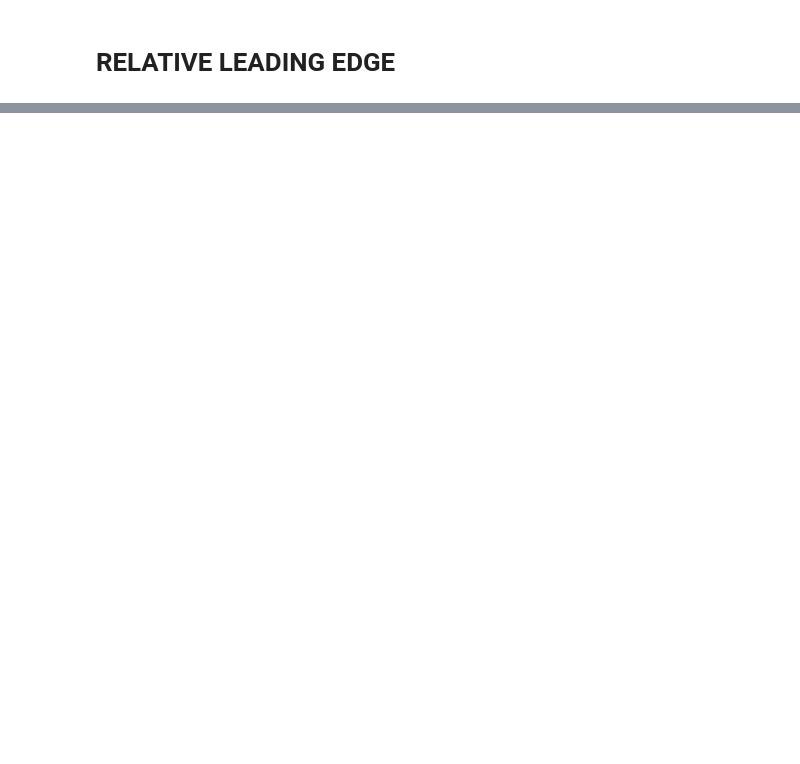
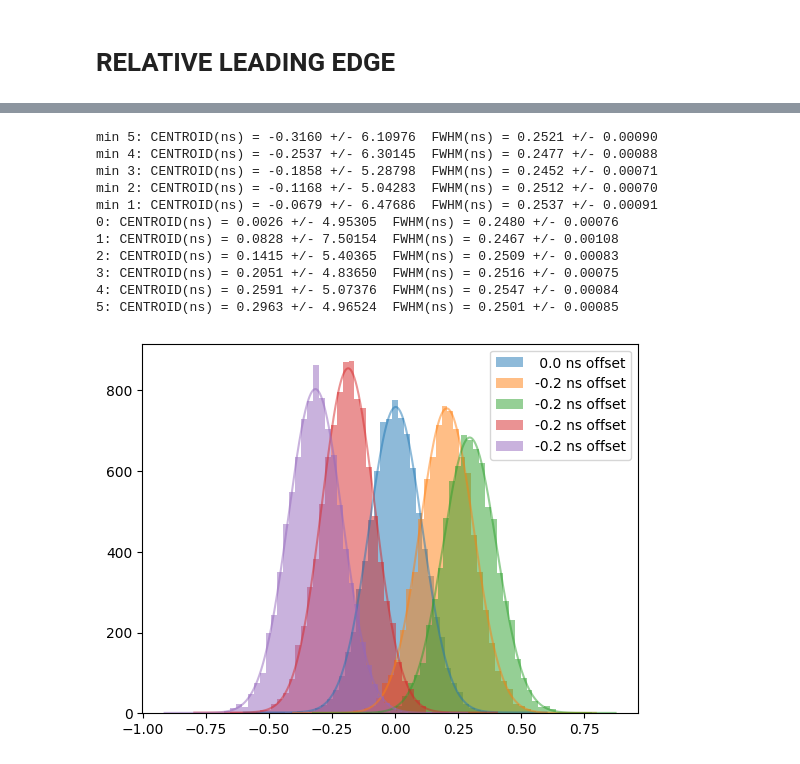
Before and after one commit to wjosefw/MLTiming, a Jupyter notebook: Traditional_methods.ipynb, the cells around one changed output, grey strips where cells are left out. Cells and saved outputs as stored; diff of their text form; code cells hidden in the pictures; blank space fills up the shorter version.

```diff
--- a/Traditional_methods.ipynb
+++ b/Traditional_methods.ipynb
@@ -474,0 +426,60 @@ Std centroid 20:  6.237802158532385
+# %%
+TOF_RLED_0 = timestamps_RLED_dec0_DATA0 - timestamps_RLED_dec1_DATA0
+TOF_RLED_1 = timestamps_RLED_dec0_DATA1 - timestamps_RLED_dec1_DATA1
+TOF_RLED_2 = timestamps_RLED_dec0_DATA2 - timestamps_RLED_dec1_DATA2
+TOF_RLED_3 = timestamps_RLED_dec0_DATA3 - timestamps_RLED_dec1_DATA3
+TOF_RLED_4 = timestamps_RLED_dec0_DATA4 - timestamps_RLED_dec1_DATA4
+TOF_RLED_5 = timestamps_RLED_dec0_DATA5 - timestamps_RLED_dec1_DATA5
+
+TOF_RLED_min_1 = timestamps_RLED_dec0_DATA_min_1 - timestamps_RLED_dec1_DATA_min_1
+TOF_RLED_min_2 = timestamps_RLED_dec0_DATA_min_2 - timestamps_RLED_dec1_DATA_min_2
+TOF_RLED_min_3 = timestamps_RLED_dec0_DATA_min_3 - timestamps_RLED_dec1_DATA_min_3
+TOF_RLED_min_4 = timestamps_RLED_dec0_DATA_min_4 - timestamps_RLED_dec1_DATA_min_4
+TOF_RLED_min_5 = timestamps_RLED_dec0_DATA_min_5 - timestamps_RLED_dec1_DATA_min_5
+# %%
+centroid_V00 = calculate_gaussian_center(TOF_CFD_0[None,:], nbins = nbins, limit = 3)
+
+# Histogram and gaussian fit (Not all positions plotted)
+plot_gaussian(TOF_RLED_0, centroid_V00, range = 0.6, label = ' 0.0 ns offset', nbins = nbins)
+plot_gaussian(TOF_RLED_3, centroid_V00, range = 0.6, label = '-0.2 ns offset', nbins = nbins)
+plot_gaussian(TOF_RLED_5, centroid_V00, range = 0.6, label = '-0.2 ns offset', nbins = nbins)
+plot_gaussian(TOF_RLED_min_3, centroid_V00, range = 0.6, label = '-0.2 ns offset', nbins = nbins)
+plot_gaussian(TOF_RLED_min_5, centroid_V00, range = 0.6, label = '-0.2 ns offset', nbins = nbins)
+
+params_0, errors_0 = get_gaussian_params(TOF_RLED_0, centroid_V00, range = 0.6, nbins = nbins)
+params_1, errors_1 = get_gaussian_params(TOF_RLED_1, centroid_V00, range = 0.6, nbins = nbins)
+params_2, errors_2 = get_gaussian_params(TOF_RLED_2, centroid_V00, range = 0.6, nbins = nbins)
+params_3, errors_3 = get_gaussian_params(TOF_RLED_3, centroid_V00, range = 0.6, nbins = nbins)
+params_4, errors_4 = get_gaussian_params(TOF_RLED_4, centroid_V00, range = 0.6, nbins = nbins)
+params_5, errors_5 = get_gaussian_params(TOF_RLED_5, centroid_V00, range = 0.6, nbins = nbins)
+
+params_min_1, errors_min_1 = get_gaussian_params(TOF_RLED_min_1, centroid_V00, range = 0.6, nbins = nbins)
+params_min_2, errors_min_2 = get_gaussian_params(TOF_RLED_min_2, centroid_V00, range = 0.6, nbins = nbins)
+params_min_3, errors_min_3 = get_gaussian_params(TOF_RLED_min_3, centroid_V00, range = 0.6, nbins = nbins)
+params_min_4, errors_min_4 = get_gaussian_params(TOF_RLED_min_4, centroid_V00, range = 0.6, nbins = nbins)
+params_min_5, errors_min_5 = get_gaussian_params(TOF_RLED_min_5, centroid_V00, range = 0.6, nbins = nbins)
+
+print("min 5: CENTROID(ns) = %.4f +/- %.5f  FWHM(ns) = %.4f +/- %.5f" % (params_min_5[1], errors_min_5[1], params_min_5[2], errors_min_5[2]))
+print("min 4: CENTROID(ns) = %.4f +/- %.5f  FWHM(ns) = %.4f +/- %.5f" % (params_min_4[1], errors_min_4[1], params_min_4[2], errors_min_4[2]))
+print("min 3: CENTROID(ns) = %.4f +/- %.5f  FWHM(ns) = %.4f +/- %.5f" % (params_min_3[1], errors_min_3[1], params_min_3[2], errors_min_3[2]))
+print("min 2: CENTROID(ns) = %.4f +/- %.5f  FWHM(ns) = %.4f +/- %.5f" % (params_min_2[1], errors_min_2[1], params_min_2[2], errors_min_2[2]))
+print("min 1: CENTROID(ns) = %.4f +/- %.5f  FWHM(ns) = %.4f +/- %.5f" % (params_min_1[1], errors_min_1[1], params_min_1[2], errors_min_1[2]))
+print("0: CENTROID(ns) = %.4f +/- %.5f  FWHM(ns) = %.4f +/- %.5f" % (params_0[1], errors_0[1], params_0[2], errors_0[2]))
+print("1: CENTROID(ns) = %.4f +/- %.5f  FWHM(ns) = %.4f +/- %.5f" % (params_1[1], errors_1[1], params_1[2], errors_1[2]))
+print("2: CENTROID(ns) = %.4f +/- %.5f  FWHM(ns) = %.4f +/- %.5f" % (params_2[1], errors_2[1], params_2[2], errors_2[2]))
+print("3: CENTROID(ns) = %.4f +/- %.5f  FWHM(ns) = %.4f +/- %.5f" % (params_3[1], errors_3[1], params_3[2], errors_3[2]))
+print("4: CENTROID(ns) = %.4f +/- %.5f  FWHM(ns) = %.4f +/- %.5f" % (params_4[1], errors_4[1], params_4[2], errors_4[2]))
+print("5: CENTROID(ns) = %.4f +/- %.5f  FWHM(ns) = %.4f +/- %.5f" % (params_5[1], errors_5[1], params_5[2], errors_5[2]))
+# %% [output]
+min 5: CENTROID(ns) = -0.3160 +/- 6.10976  FWHM(ns) = 0.2521 +/- 0.00090
+min 4: CENTROID(ns) = -0.2537 +/- 6.30145  FWHM(ns) = 0.2477 +/- 0.00088
+min 3: CENTROID(ns) = -0.1858 +/- 5.28798  FWHM(ns) = 0.2452 +/- 0.00071
+min 2: CENTROID(ns) = -0.1168 +/- 5.04283  FWHM(ns) = 0.2512 +/- 0.00070
+min 1: CENTROID(ns) = -0.0679 +/- 6.47686  FWHM(ns) = 0.2537 +/- 0.00091
+0: CENTROID(ns) = 0.0026 +/- 4.95305  FWHM(ns) = 0.2480 +/- 0.00076
+1: CENTROID(ns) = 0.0828 +/- 7.50154  FWHM(ns) = 0.2467 +/- 0.00108
+2: CENTROID(ns) = 0.1415 +/- 5.40365  FWHM(ns) = 0.2509 +/- 0.00083
+3: CENTROID(ns) = 0.2051 +/- 4.83650  FWHM(ns) = 0.2516 +/- 0.00075
+4: CENTROID(ns) = 0.2591 +/- 5.07376  FWHM(ns) = 0.2547 +/- 0.00084
+5: CENTROID(ns) = 0.2963 +/- 4.96524  FWHM(ns) = 0.2501 +/- 0.00085
+[figure, added]
```
Also changed, not shown: parts of 29 cells of this notebook.
